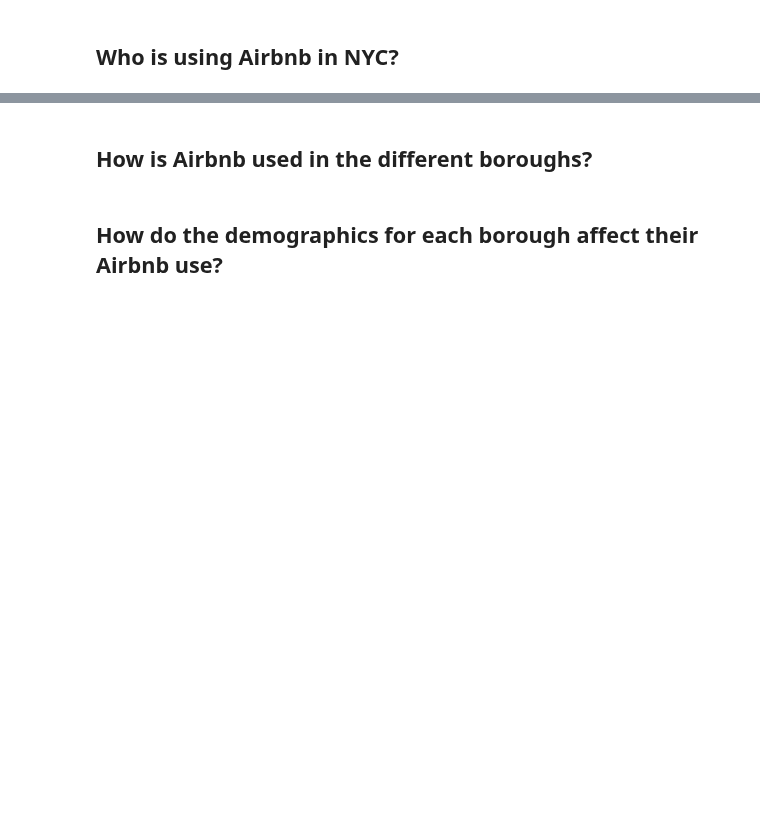
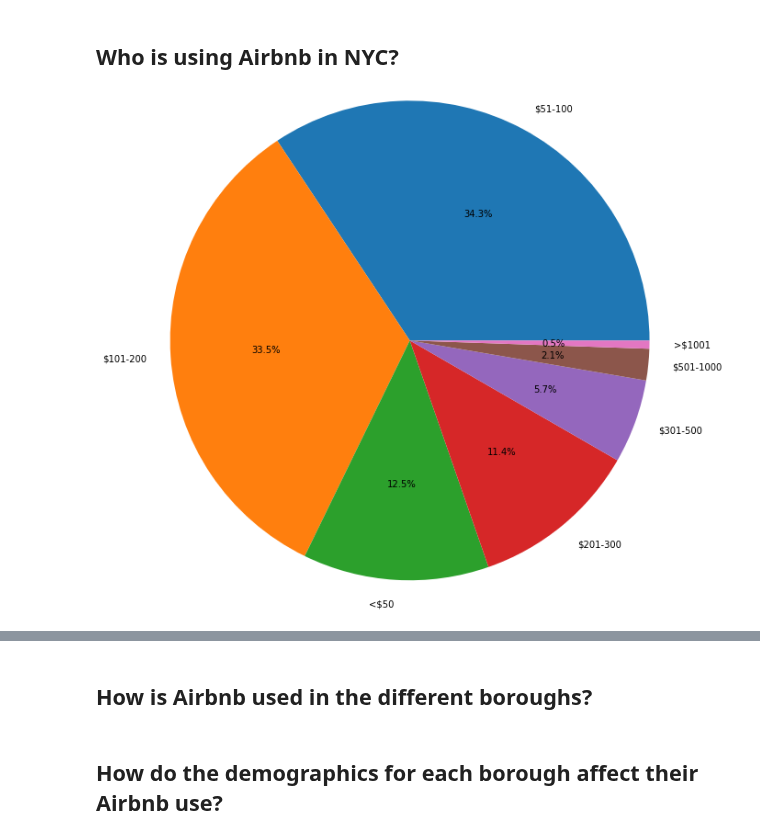
Before and after one commit to hayden4davey/Project1-Group2, a Jupyter notebook: Final Airbnb Analysis.ipynb, the cells around one changed output, grey strips where cells are left out. Cells and saved outputs as stored; diff of their text form; code cells hidden in the pictures; blank space fills up the shorter version.

```diff
--- a/Final Airbnb Analysis.ipynb
+++ b/Final Airbnb Analysis.ipynb
@@ -32,3 +32,14 @@ pop_dict = {'Brooklyn': 2582830,
            }
 # %% [markdown]
 ## Who is using Airbnb in NYC?
+# %%
+price_bins = [0,50,100,200,300,500,1000, max(abb_df['Price'])]
+price_group_names =["<$50","$51-100","$101-200","$201-300","$301-500","$501-1000",">$1001"]
+abb_df["Price categories"] = pd.cut(abb_df["Price"], price_bins, labels=price_group_names)
+
+Price_Demographics = pd.DataFrame(abb_df["Price categories"].value_counts())
+plt.pie(Price_Demographics['Price categories'],labels=Price_Demographics.index,autopct="%1.1f%%",radius=3)
+plt.savefig("Output/Price Demographics")
+# plt.show()
+# %% [output]
+[figure, added]
```
Also changed, not shown: parts of 2 cells of this notebook.
